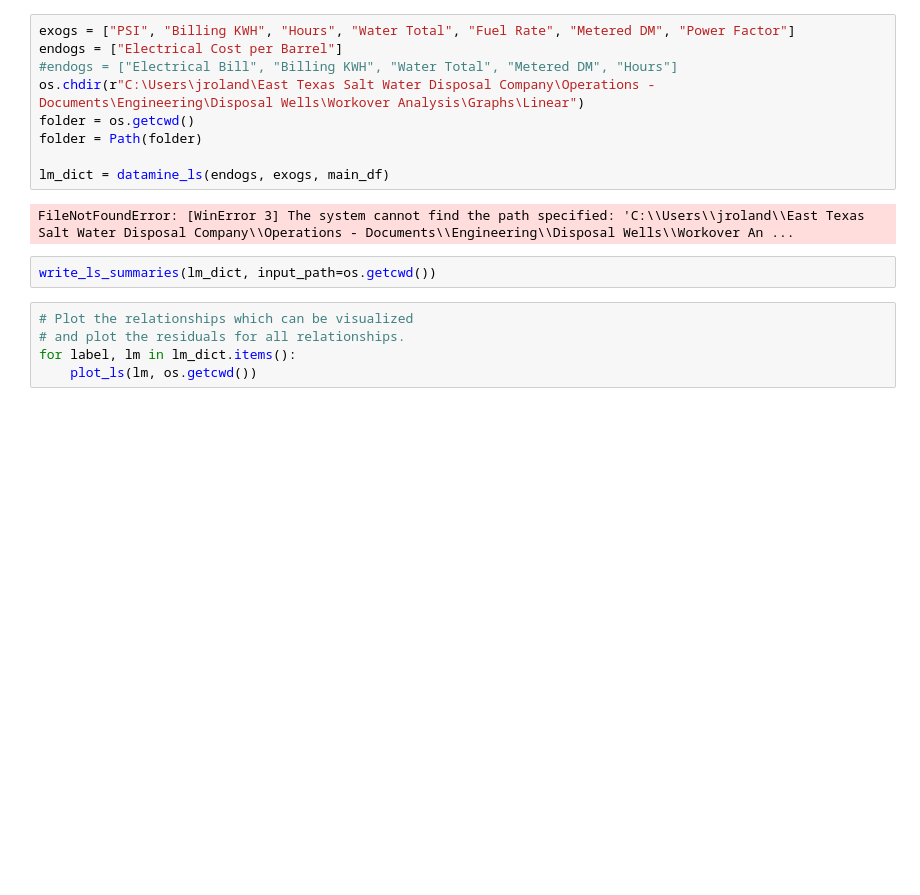
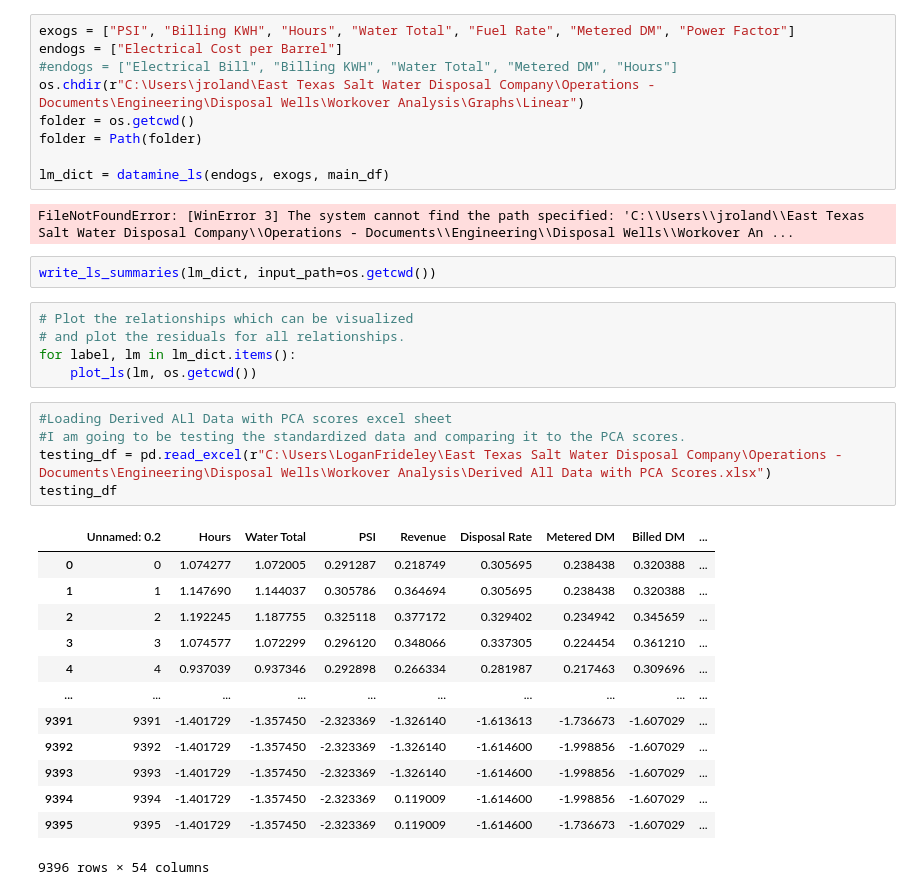
Before and after one commit to JarrettRoland/ETSWD_Analysis, a Jupyter notebook: Linear.ipynb, the cells around one changed output. Saved outputs shown, nothing was run; the diff lists cells and outputs as text; blank space fills up the shorter version.

```diff
--- a/Linear.ipynb
+++ b/Linear.ipynb
@@ -89,6 +90,25 @@ write_ls_summaries(lm_dict, input_path=os.getcwd())
 # and plot the residuals for all relationships.
 for label, lm in lm_dict.items():
     plot_ls(lm, os.getcwd())
+# %%
+#Loading Derived ALl Data with PCA scores excel sheet
+#I am going to be testing the standardized data and comparing it to the PCA scores.
+testing_df = pd.read_excel(r"C:\Users\LoganFrideley\East Texas Salt Water Disposal Company\Operations - Documents\Engineering\Disposal Wells\Workover Analysis\Derived All Data with PCA Scores.xlsx")
+testing_df
+# %% [output]
+|  | Unnamed: 0.2 | Hours | Water Total | PSI | Revenue | Disposal Rate | Metered DM | Billed DM | ... |
+| 0 | 0 | 1.074277 | 1.072005 | 0.291287 | 0.218749 | 0.305695 | 0.238438 | 0.320388 | ... |
+| 1 | 1 | 1.147690 | 1.144037 | 0.305786 | 0.364694 | 0.305695 | 0.238438 | 0.320388 | ... |
+| 2 | 2 | 1.192245 | 1.187755 | 0.325118 | 0.377172 | 0.329402 | 0.234942 | 0.345659 | ... |
+| 3 | 3 | 1.074577 | 1.072299 | 0.296120 | 0.348066 | 0.337305 | 0.224454 | 0.361210 | ... |
+| 4 | 4 | 0.937039 | 0.937346 | 0.292898 | 0.266334 | 0.281987 | 0.217463 | 0.309696 | ... |
+| ... | ... | ... | ... | ... | ... | ... | ... | ... | ... |
+| 9391 | 9391 | -1.401729 | -1.357450 | -2.323369 | -1.326140 | -1.613613 | -1.736673 | -1.607029 | ... |
+| 9392 | 9392 | -1.401729 | -1.357450 | -2.323369 | -1.326140 | -1.614600 | -1.998856 | -1.607029 | ... |
+| 9393 | 9393 | -1.401729 | -1.357450 | -2.323369 | -1.326140 | -1.614600 | -1.998856 | -1.607029 | ... |
+| 9394 | 9394 | -1.401729 | -1.357450 | -2.323369 | 0.119009 | -1.614600 | -1.998856 | -1.607029 | ... |
+| 9395 | 9395 | -1.401729 | -1.357450 | -2.323369 | 0.119009 | -1.614600 | -1.736673 | -1.607029 | ... |
+9396 rows × 54 columns
 # %%
 # Standard Linear Regression
 # PREDICTIVE
```
Also changed, not shown: parts of 8 cells of this notebook, 4 other files.
